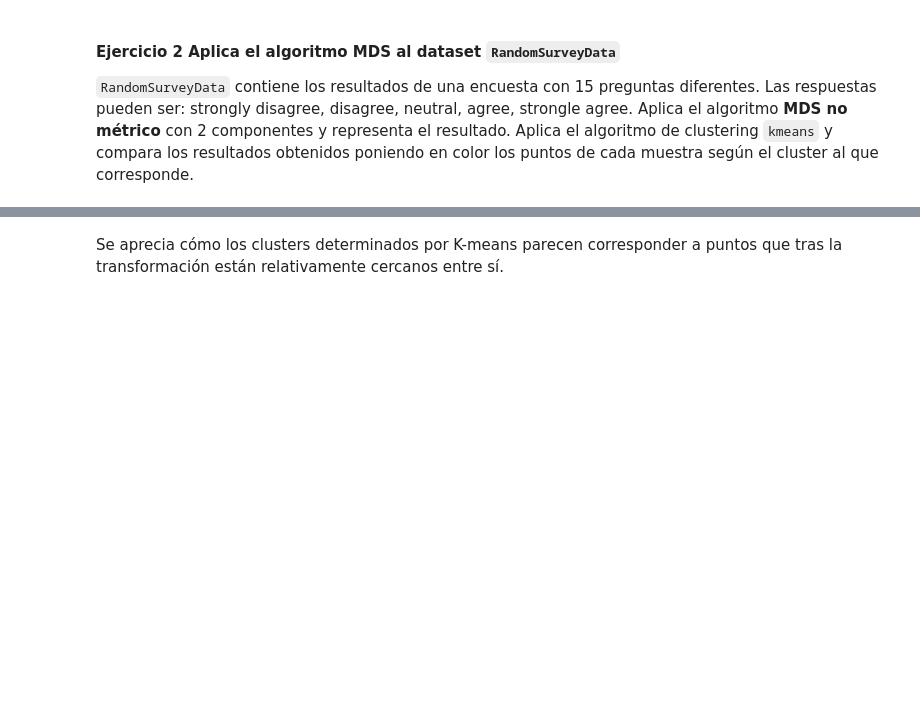
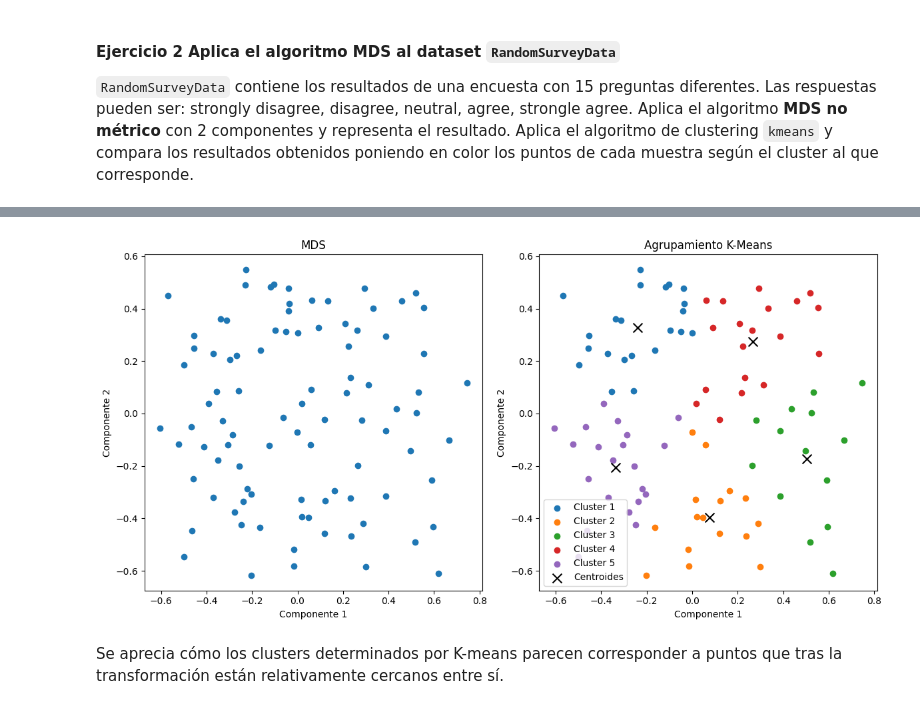
Before and after one commit to jemarle/AMII, a Jupyter notebook: Notebooks_alumno/Manifold Learning/MDS_alumno.ipynb, the cells around one changed output, grey strips where cells are left out. Cells and saved outputs as stored; diff of their text form; code cells hidden in the pictures; blank space fills up the shorter version.

```diff
--- a/Notebooks_alumno/Manifold Learning/MDS_alumno.ipynb
+++ b/Notebooks_alumno/Manifold Learning/MDS_alumno.ipynb
@@ -466,3 +415,55 @@ Silhouette Score: 0.1267440508175506
+# %%
+import pandas as pd
+
+from sklearn.cluster import KMeans
+
+# Lectura de datos
+datos = pd.read_csv('RandomSurveyData.csv')
+
+mapeo = {
+    'strongly disagree': 1,
+    'disagree': 2,
+    'neutral': 3,
+    'agree': 4,
+    'strongly agree': 5
+}
+
+datos_num = datos.drop(columns='id')
+
+datos_num = datos_num.applymap(lambda x: x.lower())
+
+# Reemplazo de respuestas con el mapeo
+datos_num = datos_num.replace(mapeo)
+
+# Multidimensional Scaling
+mds = MDS(metric=False, n_components=2)
+datos_mds = mds.fit_transform(datos_num)
+
+# K-Means clustering
+kmeans = KMeans(n_clusters=len(mapeo))
+clusters = kmeans.fit_predict(datos_mds)
+
+# Visualización
+plt.figure(figsize=(12, 6))
+
+plt.subplot(121)
+plt.scatter(datos_mds[:, 0], datos_mds[:, 1])
+plt.title('MDS')
+plt.xlabel('Componente 1')
+plt.ylabel('Componente 2')
+
+plt.subplot(122)
+for i in range(len(mapeo)):
+    plt.scatter(datos_mds[clusters == i, 0], datos_mds[clusters == i, 1], label=f'Cluster {i+1}')
+plt.scatter(kmeans.cluster_centers_[:, 0], kmeans.cluster_centers_[:, 1], marker='x', c='black', s=100, label='Centroides')
+plt.title('Agrupamiento K-Means')
+plt.xlabel('Componente 1')
+plt.ylabel('Componente 2')
+plt.legend()
+plt.tight_layout()
+plt.show()
+# %% [output]
+[figure, added]
 # %% [markdown]
 Se aprecia cómo los clusters determinados por K-means parecen corresponder a puntos que tras la transformación están relativamente cercanos entre sí.
 # %% [markdown]
```
Also changed, not shown: parts of 1 cell of this notebook, 2 other files.
